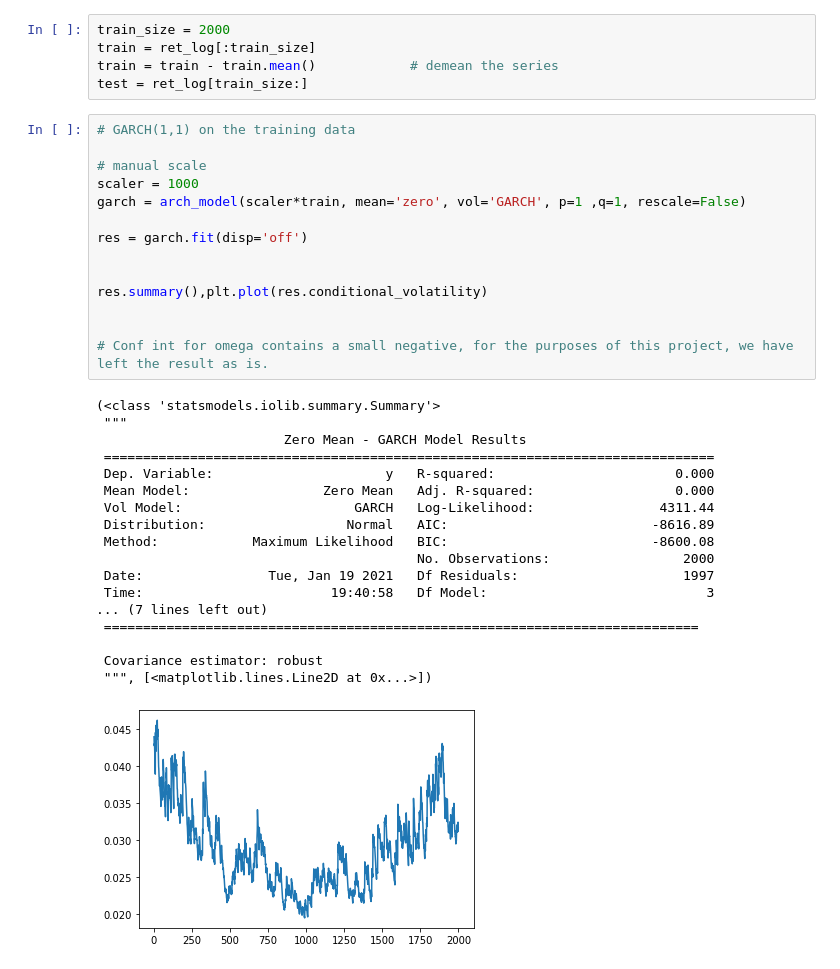
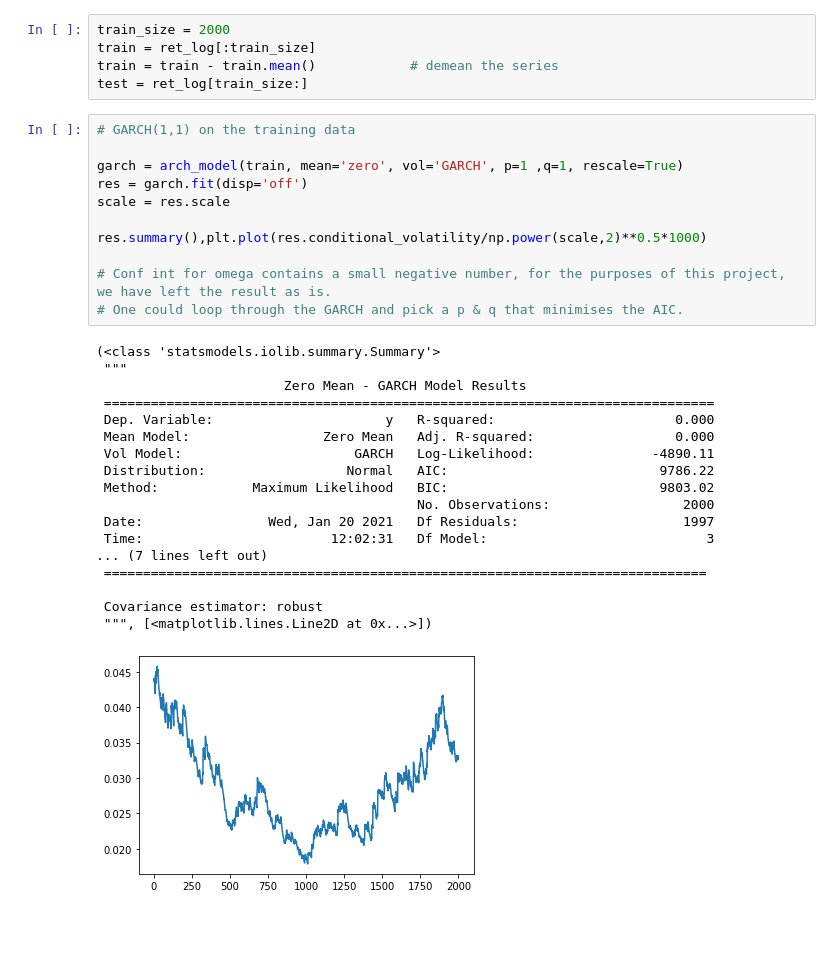
Before and after one commit to Parth7/ArtForFE, a Jupyter notebook: VolatilityTracking.ipynb, the cells around one changed output. Saved outputs shown, nothing was run; the diff lists cells and outputs as text; blank space fills up the shorter version.

```diff
--- a/VolatilityTracking.ipynb
+++ b/VolatilityTracking.ipynb
@@ -125,36 +125,33 @@ test = ret_log[train_size:]
 # %%
 # GARCH(1,1) on the training data
 
-# manual scale
-scaler = 1000
-garch = arch_model(scaler*train, mean='zero', vol='GARCH', p=1 ,q=1, rescale=False)
+garch = arch_model(train, mean='zero', vol='GARCH', p=1 ,q=1, rescale=True)
+res = garch.fit(disp='off')
+scale = res.scale
 
-res = garch.fit(disp='off')
+res.summary(),plt.plot(res.conditional_volatility/np.power(scale,2)**0.5*1000)
 
-
-res.summary(),plt.plot(res.conditional_volatility)
-
-
-# Conf int for omega contains a small negative, for the purposes of this project, we have left the result as is.
+# Conf int for omega contains a small negative number, for the purposes of this project, we have left the result as is.
+# One could loop through the GARCH and pick a p & q that minimises the AIC.
 # %% [output]
 (<class 'statsmodels.iolib.summary.Summary'>
  """
                         Zero Mean - GARCH Model Results
  ==============================================================================
  Dep. Variable:                      y   R-squared:                       0.000
  Mean Model:                 Zero Mean   Adj. R-squared:                  0.000
- Vol Model:                      GARCH   Log-Likelihood:                4311.44
- Distribution:                  Normal   AIC:                          -8616.89
- Method:            Maximum Likelihood   BIC:                          -8600.08
+ Vol Model:                      GARCH   Log-Likelihood:               -4890.11
+ Distribution:                  Normal   AIC:                           9786.22
+ Method:            Maximum Likelihood   BIC:                           9803.02
                                          No. Observations:                 2000
- Date:                Tue, Jan 19 2021   Df Residuals:                     1997
- Time:                        19:40:58   Df Model:                            3
+ Date:                Wed, Jan 20 2021   Df Residuals:                     1997
+ Time:                        12:02:31   Df Model:                            3
 ... (7 lines left out)
- ============================================================================
+ =============================================================================
 
  Covariance estimator: robust
  """, [<matplotlib.lines.Line2D at 0x...>])
-[figure, old version]
+[figure, new version]
 # %%
 # GARCH(1,1) on the test data
 ## out of sample estimation
```
Also changed, not shown: parts of 4 cells of this notebook.
